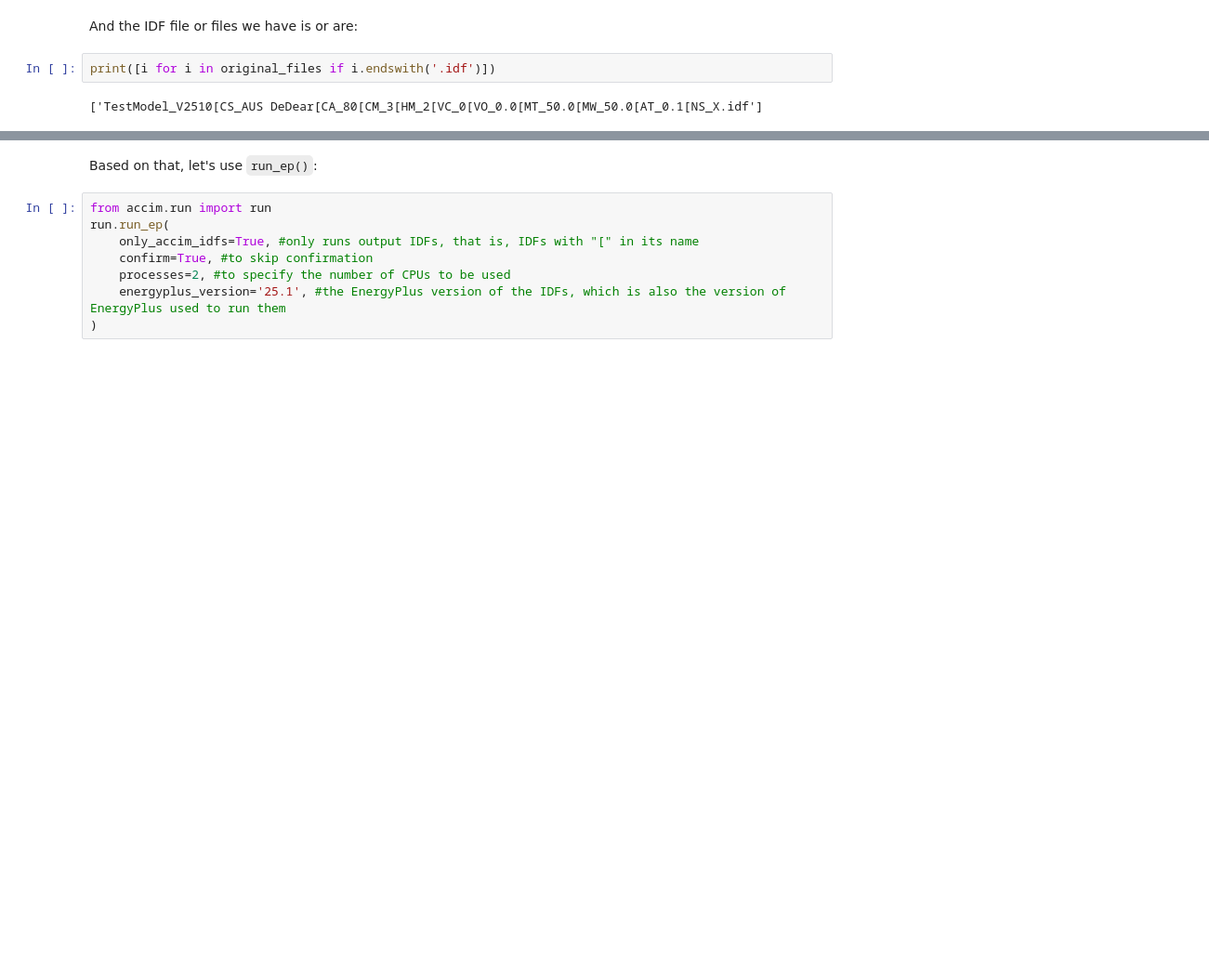
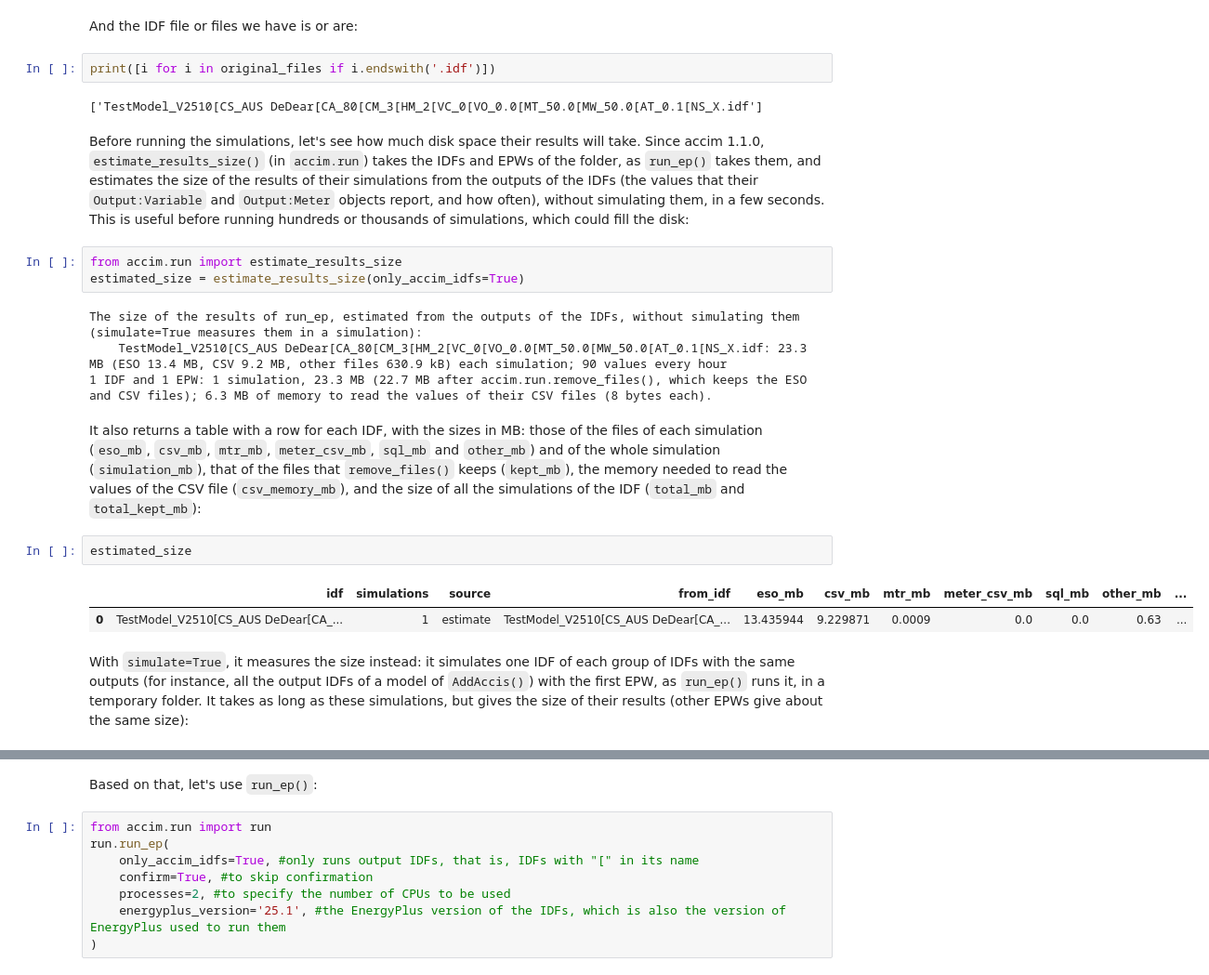
Before and after one commit to dsanchez-garcia/accim, a Jupyter notebook: docs/source/jupyter_notebooks/runEp/using_runEp.ipynb, the cells around one changed output, grey strips where cells are left out. Shown at 93% size. Drawn from its saved outputs; the diff is of its cells as text; blank space fills up the shorter version.

```diff
--- a/docs/source/jupyter_notebooks/runEp/using_runEp.ipynb
+++ b/docs/source/jupyter_notebooks/runEp/using_runEp.ipynb
@@ -31,3 +31,21 @@ And the IDF file or files we have is or are:
 print([i for i in original_files if i.endswith('.idf')])
 # %% [output]
 ['TestModel_V2510[CS_AUS DeDear[CA_80[CM_3[HM_2[VC_0[VO_0.0[MT_50.0[MW_50.0[AT_0.1[NS_X.idf']
+# %% [markdown]
+Before running the simulations, let's see how much disk space their results will take. Since accim 1.1.0, ``estimate_results_size()`` (in ``accim.run``) takes the IDFs and EPWs of the folder, as ``run_ep()`` takes them, and estimates the size of the results of their simulations from the outputs of the IDFs (the values that their ``Output:Variable`` and ``Output:Meter`` objects report, and how often), without simulating them, in a few seconds. This is useful before running hundreds or thousands of simulations, which could fill the disk:
+# %%
+from accim.run import estimate_results_size
+estimated_size = estimate_results_size(only_accim_idfs=True)
+# %% [output]
+The size of the results of run_ep, estimated from the outputs of the IDFs, without simulating them (simulate=True measures them in a simulation):
+    TestModel_V2510[CS_AUS DeDear[CA_80[CM_3[HM_2[VC_0[VO_0.0[MT_50.0[MW_50.0[AT_0.1[NS_X.idf: 23.3 MB (ESO 13.4 MB, CSV 9.2 MB, other files 630.9 kB) each simulation; 90 values every hour
+1 IDF and 1 EPW: 1 simulation, 23.3 MB (22.7 MB after accim.run.remove_files(), which keeps the ESO and CSV files); 6.3 MB of memory to read the values of their CSV files (8 bytes each).
+# %% [markdown]
+It also returns a table with a row for each IDF, with the sizes in MB: those of the files of each simulation (``eso_mb``, ``csv_mb``, ``mtr_mb``, ``meter_csv_mb``, ``sql_mb`` and ``other_mb``) and of the whole simulation (``simulation_mb``), that of the files that ``remove_files()`` keeps (``kept_mb``), the memory needed to read the values of the CSV file (``csv_memory_mb``), and the size of all the simulations of the IDF (``total_mb`` and ``total_kept_mb``):
+# %%
+estimated_size
+# %% [output]
+|  | idf | simulations | source | from_idf | eso_mb | csv_mb | mtr_mb | meter_csv_mb | sql_mb | other_mb | ... |
+| 0 | TestModel_V2510[CS_AUS DeDear[CA_... | 1 | estimate | TestModel_V2510[CS_AUS DeDear[CA_... | 13.435944 | 9.229871 | 0.0009 | 0.0 | 0.0 | 0.63 | ... |
+# %% [markdown]
+With ``simulate=True``, it measures the size instead: it simulates one IDF of each group of IDFs with the same outputs (for instance, all the output IDFs of a model of ``AddAccis()``) with the first EPW, as ``run_ep()`` runs it, in a temporary folder. It takes as long as these simulations, but gives the size of their results (other EPWs give about the same size):
```
Also changed, not shown: parts of 4 cells of this notebook, 12 other files.
